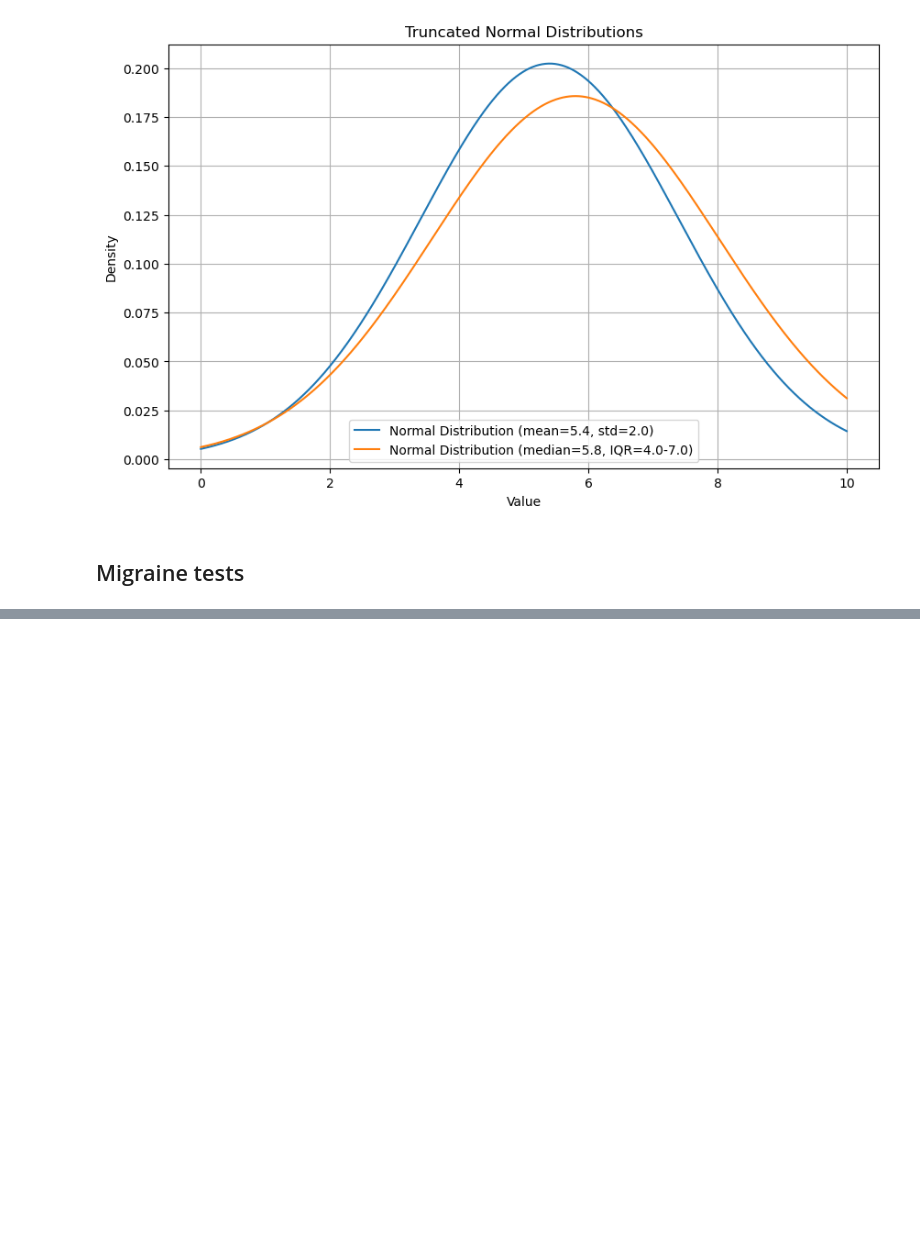
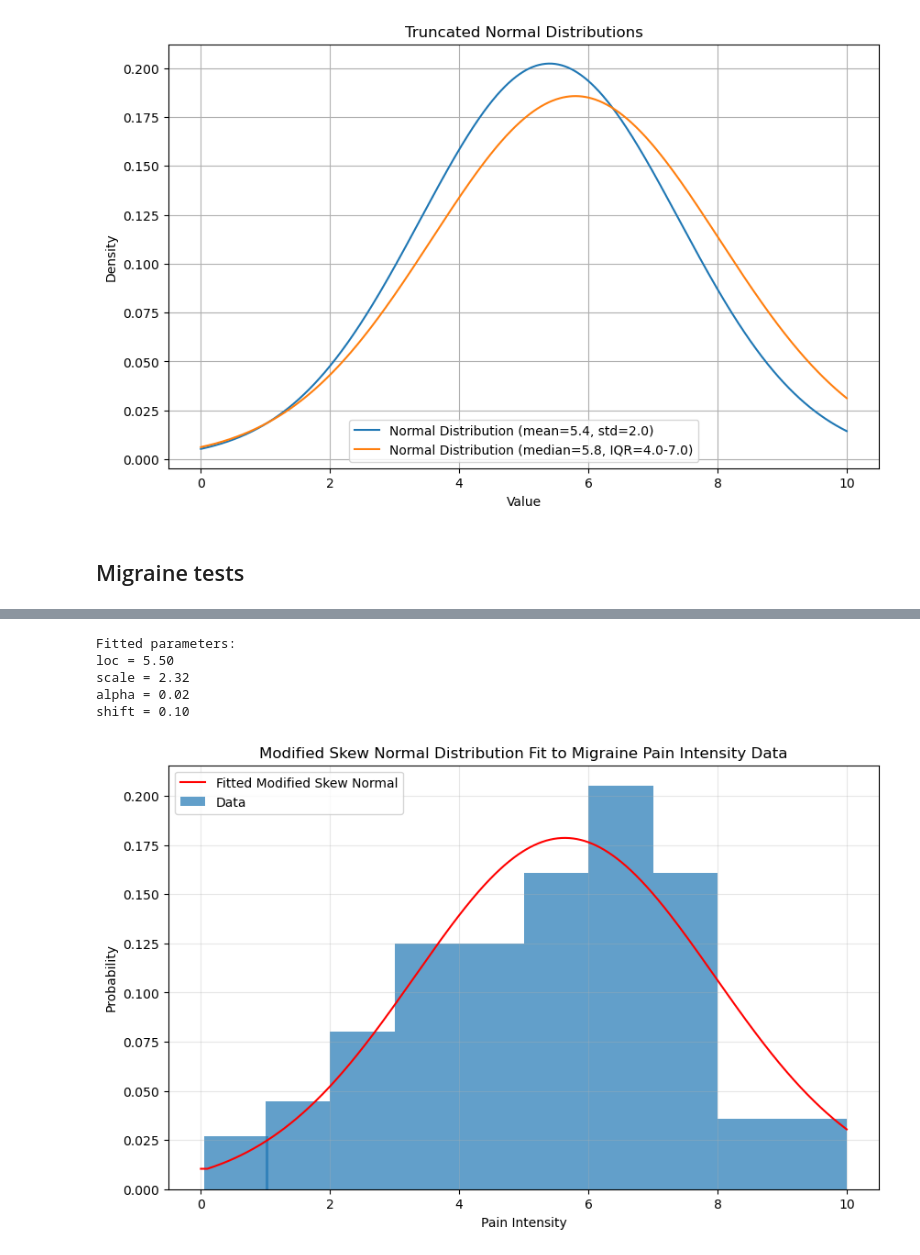
Before and after one commit to aph-research/cluster-headaches, a Jupyter notebook: Cluster headache full model.ipynb, the cells around one changed output, grey strips where cells are left out. Drawn from its saved outputs; the diff is of its cells as text; code cells hidden in the pictures; blank space fills up the shorter version.

```diff
--- a/Cluster headache full model.ipynb
+++ b/Cluster headache full model.ipynb
@@ -1363,0 +1364,67 @@ plt.show()
+# %%
+import numpy as np
+import matplotlib.pyplot as plt
+from scipy import stats
+from scipy.optimize import minimize
+
+# Prepare the data
+bin_edges = np.array([0, 1, 2, 3, 4, 5, 6, 7, 8, 9, 10])
+counts = np.array([3, 5, 9, 14, 14, 18, 23, 18, 4, 4])
+bin_centers = (bin_edges[:-1] + bin_edges[1:]) / 2
+
+# Normalize the counts to get a probability distribution
+y_data = counts / np.sum(counts)
+
+# Define the modified skew normal distribution PDF
+def modified_skew_normal(x, loc, scale, alpha, shift):
+    # Ensure the distribution starts at 0 when x=0
+    x_shifted = x - shift
+    x_shifted[x_shifted < 0] = 0  # Set negative values to 0
+    pdf = stats.skewnorm.pdf(x_shifted, alpha, loc=loc, scale=scale)
+    return pdf / np.trapz(pdf, x)  # Normalize to ensure it integrates to 1
+
+# Define the error function to minimize
+def error_function(params, x, y):
+    loc, scale, alpha, shift = params
+    y_pred = modified_skew_normal(x, loc, scale, alpha, shift)
+    return np.sum((y - y_pred)**2)
+
+# Initial guess and bounds
+initial_guess = [5, 2, 5, 0.1]  # loc, scale, alpha, shift
+bounds = [(0, 10), (0.1, 10), (-10, 10), (0, 1)]  # bounds for loc, scale, alpha, shift
+
+# Fit the modified skew normal distribution
+result = minimize(error_function, initial_guess, args=(bin_centers, y_data), bounds=bounds)
+
+# Extract the fitted parameters
+loc_fit, scale_fit, alpha_fit, shift_fit = result.x
+
+# Generate points for plotting the fitted distribution
+x_fit = np.linspace(0, 10, 1000)
+y_fit = modified_skew_normal(x_fit, loc_fit, scale_fit, alpha_fit, shift_fit)
+
+# Plot the results
+plt.figure(figsize=(10, 6))
+plt.bar(bin_centers, y_data, width=1, alpha=0.7, label='Data')
+plt.plot(x_fit, y_fit, 'r-', label='Fitted Modified Skew Normal')
+plt.xlabel('Pain Intensity')
+plt.ylabel('Probability')
+plt.title('Modified Skew Normal Distribution Fit to Migraine Pain Intensity Data')
+plt.legend()
+plt.grid(True, alpha=0.3)
+
+# Print the fitted parameters
+print(f"Fitted parameters:")
+print(f"loc = {loc_fit:.2f}")
+print(f"scale = {scale_fit:.2f}")
+print(f"alpha = {alpha_fit:.2f}")
+print(f"shift = {shift_fit:.2f}")
+
+plt.show()
+# %% [output]
+Fitted parameters:
+loc = 5.50
+scale = 2.32
+alpha = 0.02
+shift = 0.10
+[figure, added]
```
Also changed, not shown: parts of 2 cells of this notebook, 4 other files.
